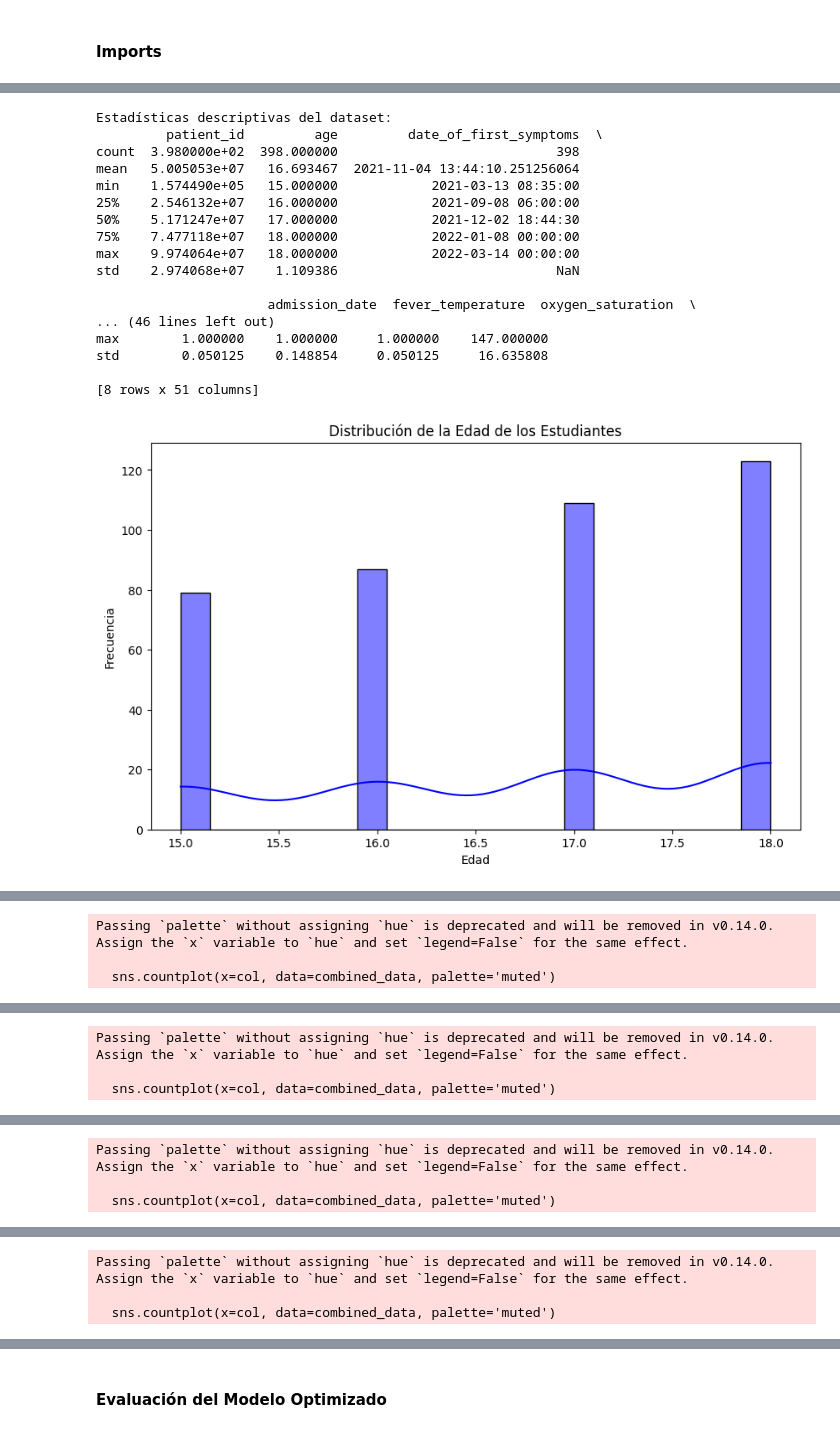
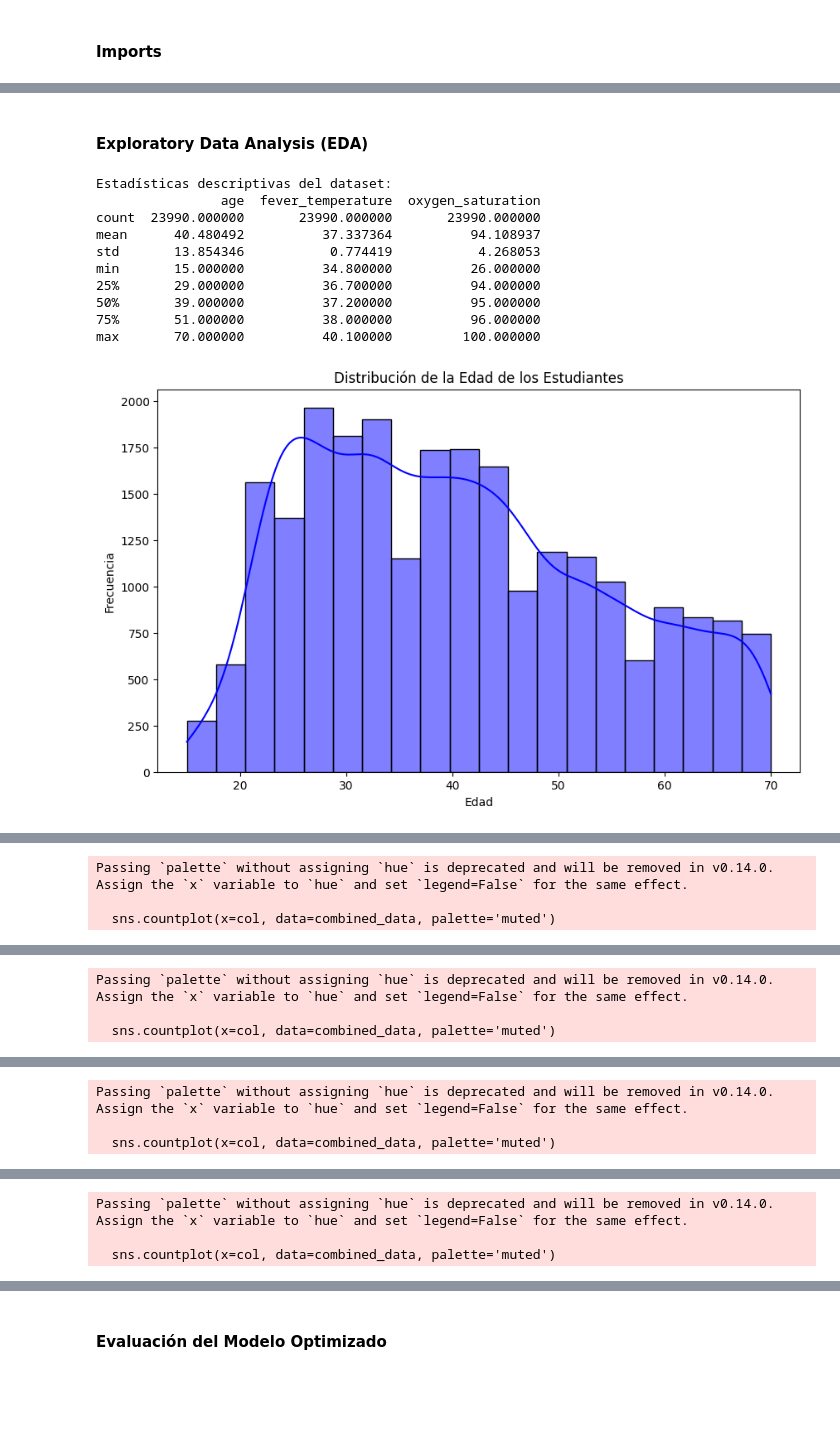
Before and after one commit to ouhat/data_proc, a Jupyter notebook: analysis.ipynb, the cells around one changed output, grey strips where cells are left out. Cells and saved outputs as stored; diff of their text form; code cells hidden in the pictures; blank space fills up the shorter version.

```diff
--- a/analysis.ipynb
+++ b/analysis.ipynb
@@ -98,0 +164,5 @@ Valores únicos en 'pcr_result': ['positive' 'negative' nan]
+# %%
+# Validación de valores únicos en columnas categóricas
+combined_data.drop([12068], inplace=True)  # drop 'E=male K=female'
+print("Valores únicos en 'sex':", combined_data['sex'].unique())
+print("Valores únicos en 'pcr_result':", combined_data['pcr_result'].unique())
@@ -118,0 +194,4 @@ Outliers en saturación de oxígeno: 85
+# %%
+non_categorical = ["oxygen_saturation", "fever_temperature", "age"]
+categorical = list(filter(lambda x: x not in non_categorical, combined_data.columns))
+categorical
@@ -119,27 +216,21 @@ Outliers en saturación de oxígeno: 85
 # %%
 # Imputación de valores nulos con KNNImputer
-num_cols = combined_data.select_dtypes(include=['float64', 'int64']).columns
-knn_imputer = KNNImputer(n_neighbors=5)
-combined_data[num_cols] = knn_imputer.fit_transform(combined_data[num_cols])
-print("Columnas numéricas seleccionadas para imputación:", num_cols)
+combined_data[non_categorical] = combined_data[non_categorical].map(lambda x: np.nan if pd.isna(x) else x)
 
+print("Columnas numéricas seleccionadas para imputación:", non_categorical, "\n")
 # Imputación de valores nulos en columnas numéricas
 knn_imputer = KNNImputer(n_neighbors=5)
-num_data = pd.DataFrame(knn_imputer.fit_transform(combined_data[num_cols]), columns=num_cols)
-
+num_data = pd.DataFrame(knn_imputer.fit_transform(combined_data[non_categorical]), columns=non_categorical)
 # Reintegrar las columnas numéricas imputadas en el dataset
-combined_data[num_cols] = num_data
+combined_data[non_categorical] = num_data
 
 # Manejo de valores categóricos faltantes
-cat_cols = ['sex', 'pcr_result']
-for col in cat_cols:
-    if col in combined_data.columns:
-        combined_data[col].fillna(combined_data[col].mode()[0], inplace=True)
+for col in categorical:
+    combined_data[col] = combined_data[col].astype('category')
+    mode_value = combined_data[col].mode()[0]  # Get the most frequent value (mode)
+    combined_data.loc[:, col] = combined_data[col].fillna(mode_value)
 
-# Codificación de variables categóricas
-cat_cols = combined_data.select_dtypes(include=['object']).columns
-combined_data = pd.get_dummies(combined_data, columns=['sex', 'pcr_result'], drop_first=True)
-
-# Verificación final de nulos
-print(combined_data.isnull().sum())
+combined_data = pd.get_dummies(combined_data, columns=categorical, drop_first=True) # one hot encoding
+# Comprobar la estructura del dataset final
+combined_data.info() # make sure variables we're going to use as predictors don't have null values.
 # %% [output]
@@ -200,3 +254,5 @@ memory usage: 159.5 KB
+# %% [markdown]
+#### Exploratory Data Analysis (EDA)
 # %%
 # Estadísticas descriptivas generales
 print("Estadísticas descriptivas del dataset:")
@@ -234,48 +290,41 @@ if 'pcr_result_1' in combined_data.columns:
     sns.countplot(x='pcr_result_1', data=combined_data, palette='viridis')
     plt.title('Distribución de Resultados de PCR')
     plt.xlabel('Resultado de PCR (1 = Positivo)')
     plt.ylabel('Frecuencia')
     plt.show()
 
 # Análisis de comorbilidades (solo variables con más del 5% de incidencia)
 binary_cols = [col for col in combined_data.columns if combined_data[col].dropna().isin([0, 1]).all()]
 comorbidity_threshold = 0.05  # Filtrar variables con al menos 5% de incidencia
 relevant_binary_cols = [
     col for col in binary_cols
     if combined_data[col].mean() > comorbidity_threshold
 ]
 for col in relevant_binary_cols:
     plt.figure(figsize=(6, 4))
     sns.countplot(x=col, data=combined_data, palette='muted')
     plt.title(f'Frecuencia de {col.replace("_", " ").capitalize()}')
     plt.xlabel(col.replace("_", " ").capitalize())
     plt.ylabel('Frecuencia')
     plt.show()
 
 # Heatmap de correlación (centrado en variables relevantes)
 plt.figure(figsize=(14, 10))
 # Seleccionar las columnas numéricas con más relevancia (e.g., síntomas y resultados)
-correlation_columns = ['fever_temperature', 'oxygen_saturation', 'history_of_fever'] + relevant_binary_cols
+correlation_columns = ['fever_temperature', 'oxygen_saturation', 'history_of_fever_1'] + relevant_binary_cols
 correlation_matrix = combined_data[correlation_columns].corr()
 sns.heatmap(correlation_matrix, annot=True, fmt=".2f", cmap='coolwarm', cbar=True)
 plt.title('Mapa de Calor de Correlaciones (Variables Clave)')
 plt.show()
 # %% [output]
 Estadísticas descriptivas del dataset:
-         patient_id         age         date_of_first_symptoms  \
-count  3.980000e+02  398.000000                            398
-mean   5.005053e+07   16.693467  2021-11-04 13:44:10.251256064
-min    1.574490e+05   15.000000            2021-03-13 08:35:00
-25%    2.546132e+07   16.000000            2021-09-08 06:00:00
-50%    5.171247e+07   17.000000            2021-12-02 18:44:30
-75%    7.477118e+07   18.000000            2022-01-08 00:00:00
-max    9.974064e+07   18.000000            2022-03-14 00:00:00
-std    2.974068e+07    1.109386                            NaN
-
-                      admission_date  fever_temperature  oxygen_saturation  \
-... (46 lines left out)
-max        1.000000    1.000000     1.000000    147.000000
-std        0.050125    0.148854     0.050125     16.635808
-
-[8 rows x 51 columns]
+                age  fever_temperature  oxygen_saturation
+count  23990.000000       23990.000000       23990.000000
+mean      40.480492          37.337364          94.108937
+std       13.854346           0.774419           4.268053
+min       15.000000          34.800000          26.000000
+25%       29.000000          36.700000          94.000000
+50%       39.000000          37.200000          95.000000
+75%       51.000000          38.000000          96.000000
+max       70.000000          40.100000         100.000000
-[figure, old version]
+[figure, new version]
```
Also changed, not shown: parts of 54 cells of this notebook.
